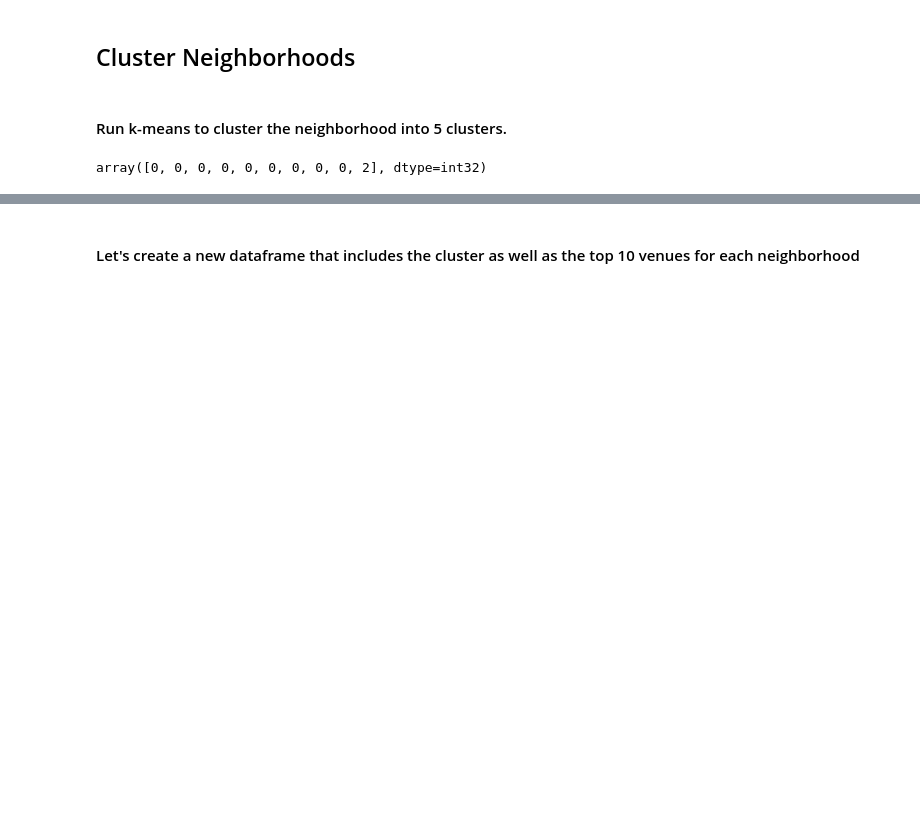
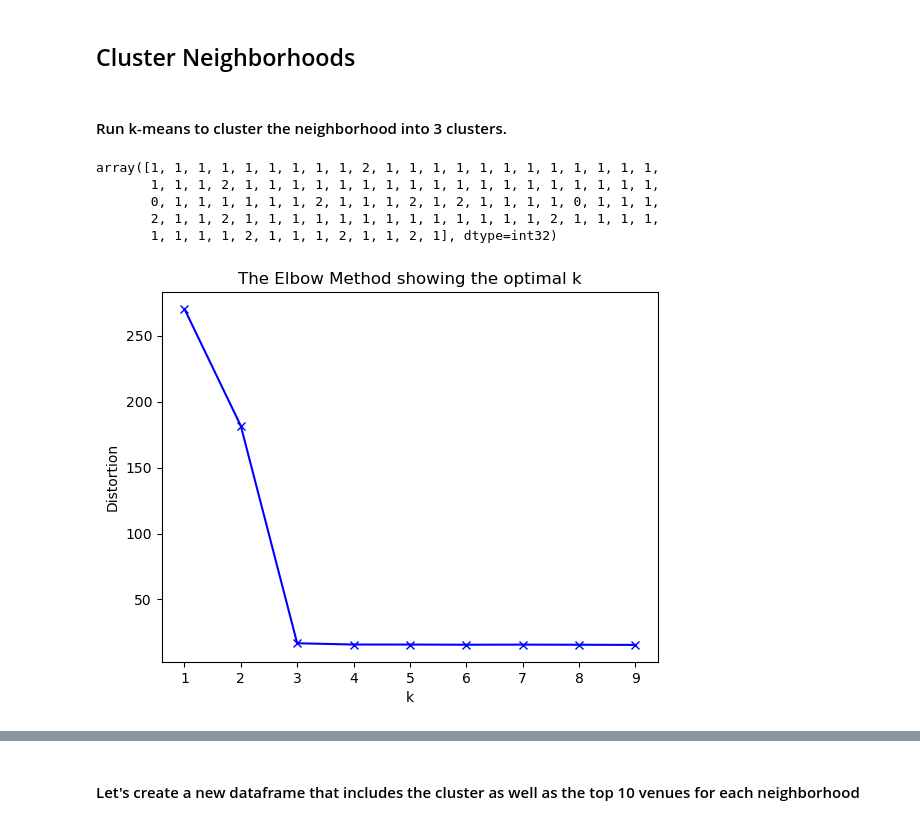
Before and after one commit to deepthich-gh/coursera_capstone_project, a Jupyter notebook: datascience_capstone_project.ipynb, the cells around one changed output, grey strips where cells are left out. Saved outputs shown, nothing was run; the diff lists cells and outputs as text; code cells hidden in the pictures; blank space fills up the shorter version.

```diff
--- a/datascience_capstone_project.ipynb
+++ b/datascience_capstone_project.ipynb
@@ -796,13 +804,13 @@ plt.show()
 # %% [markdown]
 ## Cluster Neighborhoods
 # %% [markdown]
-#### Run k-means to cluster the neighborhood into 5 clusters.
+#### Run k-means to cluster the neighborhood into 3 clusters.
 # %%
 # import k-means from clustering stage
 from sklearn.cluster import KMeans
 # %%
 # set number of clusters
-kclusters = 5
+kclusters = 3
 
 Toronto_grouped_clustering = Toronto_grouped.drop('Neighborhood', 1)
 
@@ -810,6 +818,34 @@ Toronto_grouped_clustering = Toronto_grouped.drop('Neighborhood', 1)
 kmeans = KMeans(n_clusters=kclusters, random_state=0).fit(Toronto_grouped_clustering)
 
 # check cluster labels generated for each row in the dataframe
-kmeans.labels_[0:10]
+# kmeans.labels_[0:10]
+
+labels = kmeans.labels_
+labels
 # %% [output]
-array([0, 0, 0, 0, 0, 0, 0, 0, 0, 2], dtype=int32)
+array([1, 1, 1, 1, 1, 1, 1, 1, 1, 2, 1, 1, 1, 1, 1, 1, 1, 1, 1, 1, 1, 1,
+       1, 1, 1, 2, 1, 1, 1, 1, 1, 1, 1, 1, 1, 1, 1, 1, 1, 1, 1, 1, 1, 1,
+       0, 1, 1, 1, 1, 1, 1, 2, 1, 1, 1, 2, 1, 2, 1, 1, 1, 1, 0, 1, 1, 1,
+       2, 1, 1, 2, 1, 1, 1, 1, 1, 1, 1, 1, 1, 1, 1, 1, 1, 2, 1, 1, 1, 1,
+       1, 1, 1, 1, 2, 1, 1, 1, 2, 1, 1, 2, 1], dtype=int32)
+# %%
+from scipy.spatial.distance import cdist
+
+distortions = []
+K = range(1,10)
+for k in K:
+    kmeanModel = KMeans(n_clusters=k, random_state=0).fit(Toronto_grouped_clustering)
+    #kmeanModel.fit(Toronto_grouped_clustering)
+    distortions.append(sum(np.min(cdist(Toronto_grouped_clustering, kmeanModel.cluster_centers_, 'canberra'), axis=1)) / Toronto_grouped_clustering.shape[0])
+
+#There are different metric distance function for spatial distance.
+#I choose correlation instead of euclidean because the canberra function gives me more clear view of elbow break point.
+
+# Plot the elbow
+plt.plot(K, distortions, 'bx-')
+plt.xlabel('k')
+plt.ylabel('Distortion')
+plt.title('The Elbow Method showing the optimal k')
+plt.show()
+# %% [output]
+[figure, added]
```
Also changed, not shown: parts of 56 cells of this notebook.
